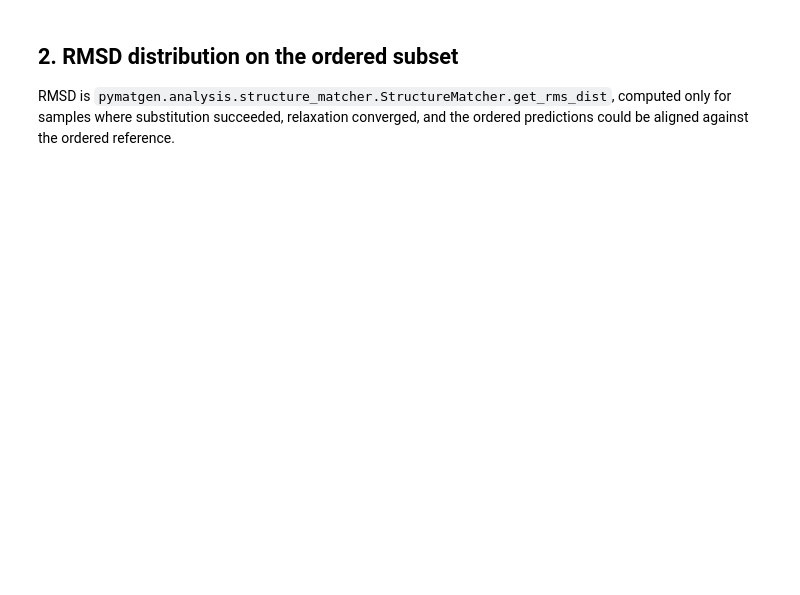
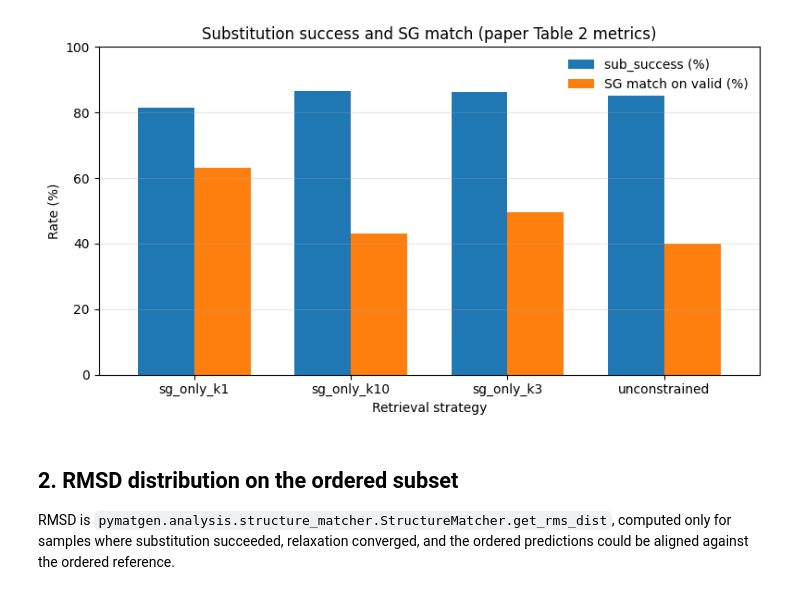
Before and after one commit to yjwu-sci/csp-workflow-mp, a Jupyter notebook: notebooks/02_visualise_predictions.ipynb, the cells around one changed output. Drawn from its saved outputs; the diff is of its cells as text; code cells hidden in the pictures; blank space fills up the shorter version.

```diff
--- a/notebooks/02_visualise_predictions.ipynb
+++ b/notebooks/02_visualise_predictions.ipynb
@@ -30,4 +41,12 @@ Each pipeline stage narrows the target population. Space-group (SG) match is the
 # %%
-stages = ['sub_success', 'relax_converged', 'sg_match', 'sm_match']
-rates  = (df.groupby('strategy')[stages].mean() * 100).round(1)
-rates
+# Paper Table 2 canonical view: sub_success over all 500 targets (n_total);
+# SG match on the valid subset (sub_success ∧ relax_converged ∧ |ΔV/V| < 15%).
+valid = df[df['sub_success'] & df['relax_converged'] & (df['vol_change'] < 0.15)]
+
+summary = pd.DataFrame({
+    'n_total':                df.groupby('strategy').size(),
+    'sub_success (%)':       (df.groupby('strategy')['sub_success'].mean() * 100).round(1),
+    'n_valid':                valid.groupby('strategy').size(),
+    'SG match on valid (%)': (valid.groupby('strategy')['sg_match'].mean() * 100).round(1),
+})
+summary
@@ -34,15 +60,17 @@ rates
 # %%
 fig, ax = plt.subplots(figsize=(8, 4.5))
-rates.T.plot(kind='bar', ax=ax, width=0.78)
-ax.set_ylabel('Success rate (% of all 500 targets)')
-ax.set_xlabel('Pipeline stage')
-ax.set_title('Cumulative success at each stage')
-ax.set_xticklabels(['Substitution', 'Relax', 'SG match', 'SM match'], rotation=0)
+summary[['sub_success (%)', 'SG match on valid (%)']].plot(kind='bar', ax=ax, width=0.72)
+ax.set_ylabel('Rate (%)')
+ax.set_xlabel('Retrieval strategy')
+ax.set_title('Substitution success and SG match (paper Table 2 metrics)')
 ax.set_ylim(0, 100)
 ax.grid(axis='y', alpha=0.3)
-ax.legend(title='Strategy', frameon=False)
+ax.legend(frameon=False)
+plt.xticks(rotation=0)
 plt.tight_layout()
 plt.show()
+# %% [output]
+[figure, added]
 # %% [markdown]
 ## 2. RMSD distribution on the ordered subset
 
```
Also changed, not shown: parts of 10 cells of this notebook, 9 other files.
